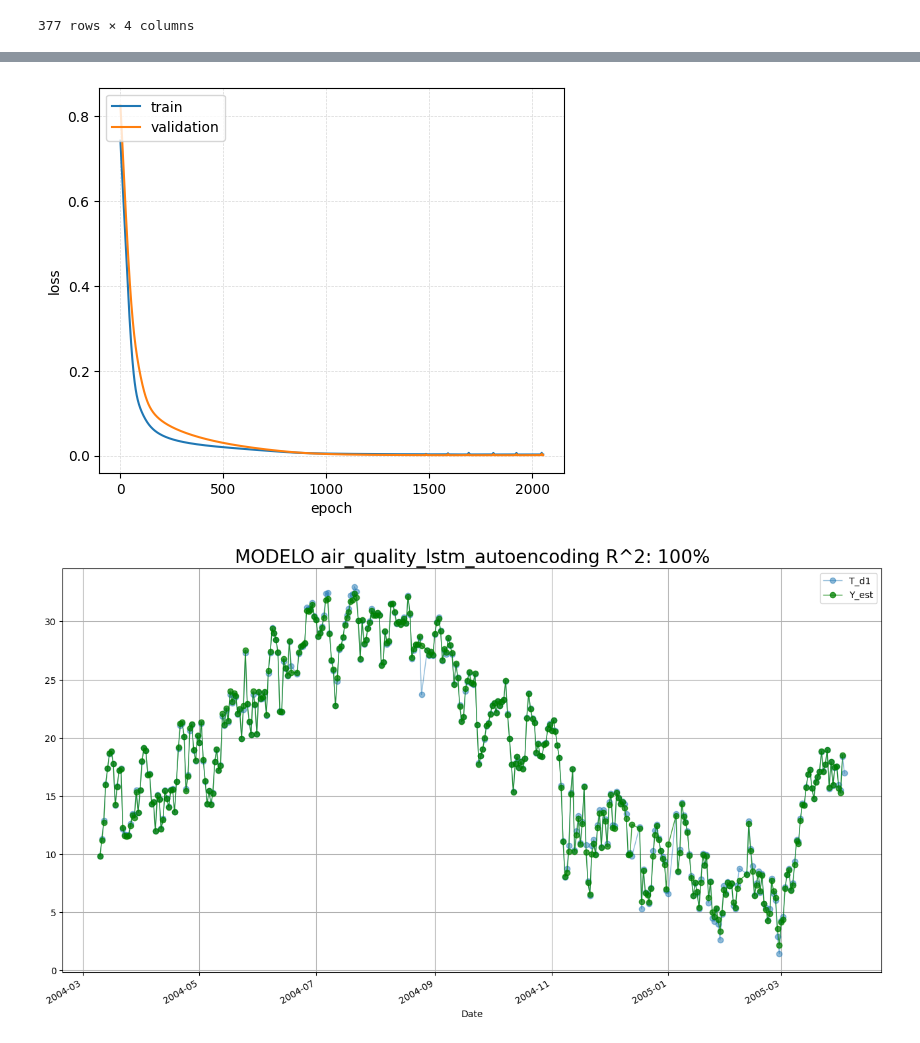
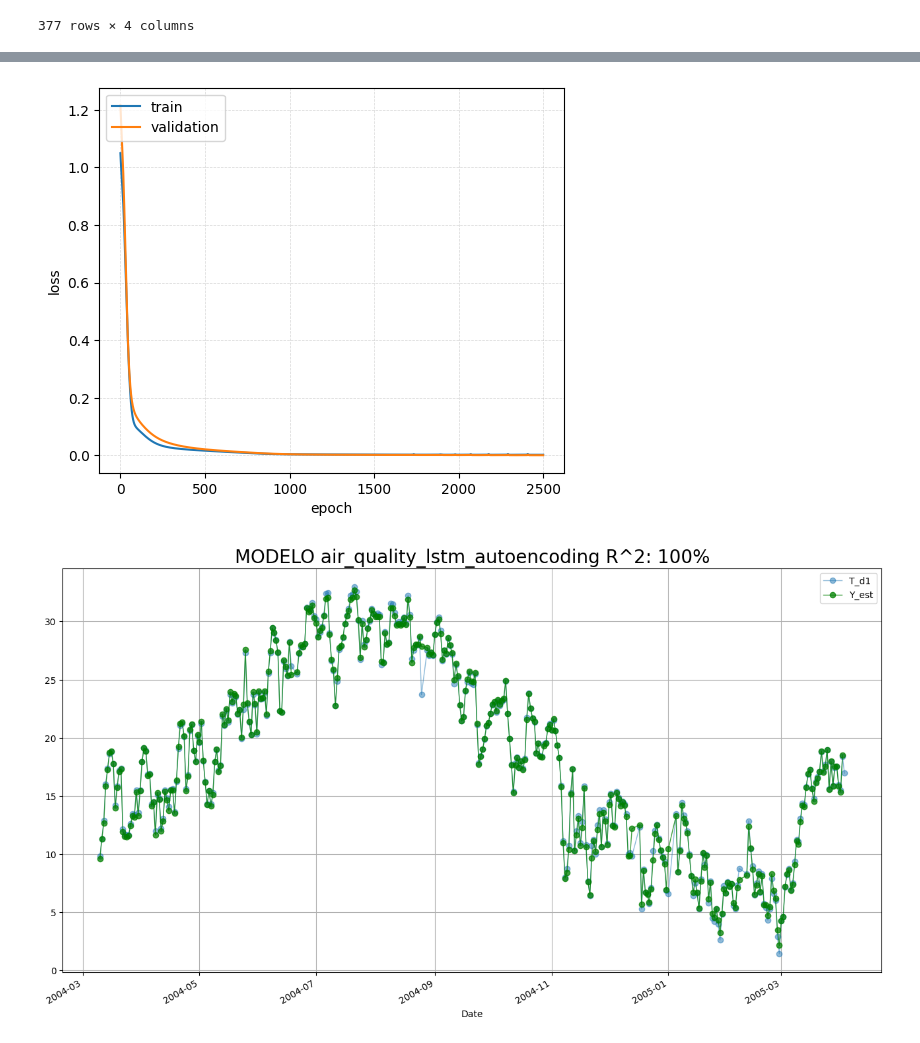
Before and after one commit to Slaxis/infnet-nn, a Jupyter notebook: notebooks/regression/air_quality_lstm.ipynb, the cells around one changed output, grey strips where cells are left out. Drawn from its saved outputs; the diff is of its cells as text; code cells hidden in the pictures.

```diff
--- a/notebooks/regression/air_quality_lstm.ipynb
+++ b/notebooks/regression/air_quality_lstm.ipynb
@@ -37,8 +37,8 @@ x_cols = ['T','AH', 'RH']
 
 y_cols = ['T_d1']
 Y_name = 'T_d1'
-memory_units = 1
-hidden_1_units = 2
+memory_units = 2
+hidden_1_units = 3
 hidden_2_units = 2
 hidden_activation = 'tanh'
 patience = 250
@@ -140,7 +140,7 @@ outputs = keras.layers.Dense(1)(hidden_2)
 model_name = 'air_quality_lstm_autoencoding'
 network = keras.Model(inputs=inputs, outputs=outputs, name=model_name)
 optimizer = keras.optimizers.Adam(learning_rate=learning_rate)
-network.compile(optimizer=optimizer, loss='mse', metrics='mse')
+network.compile(optimizer=optimizer, loss='mse')
 network.summary()
 # %% [output]
 Model: "air_quality_lstm_autoencoding"
@@ -187,16 +185,16 @@ Epoch 2054/2500
 # %%
 # plot history
 fig = pyplot.figure(figsize=(6, 5))
 ax = fig.add_subplot(111)
-_ = ax.plot(history.history['mse'], label='train')
-_ = ax.plot(history.history['val_mse'], label='validation')
+_ = ax.plot(history.history['loss'], label='train')
+_ = ax.plot(history.history['val_loss'], label='validation')
 _ = ax.set_xlabel('epoch')
 _ = ax.set_ylabel('loss')
 _ = ax2.set_ylabel('mse')
 _ = ax.legend(loc='upper left')
 _ = ax.grid(ls='--', lw=0.5, alpha=0.5)
 # %% [output]
-[figure, old version]
+[figure, new version]
 # %%
 Y_est_scaled = network.predict(X_tst_seq, verbose=0)
 Y_est = Y_scaler.inverse_transform(Y_est_scaled)
```
Also changed, not shown: parts of 5 cells of this notebook, 16 other files.
